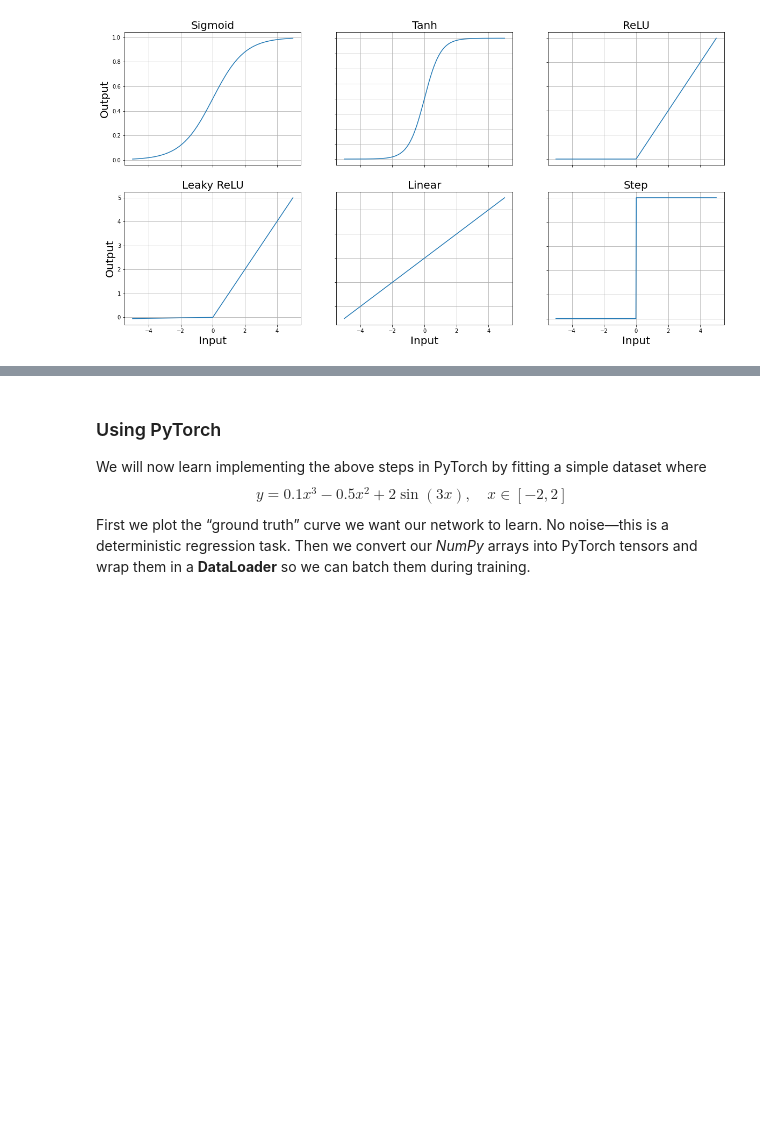
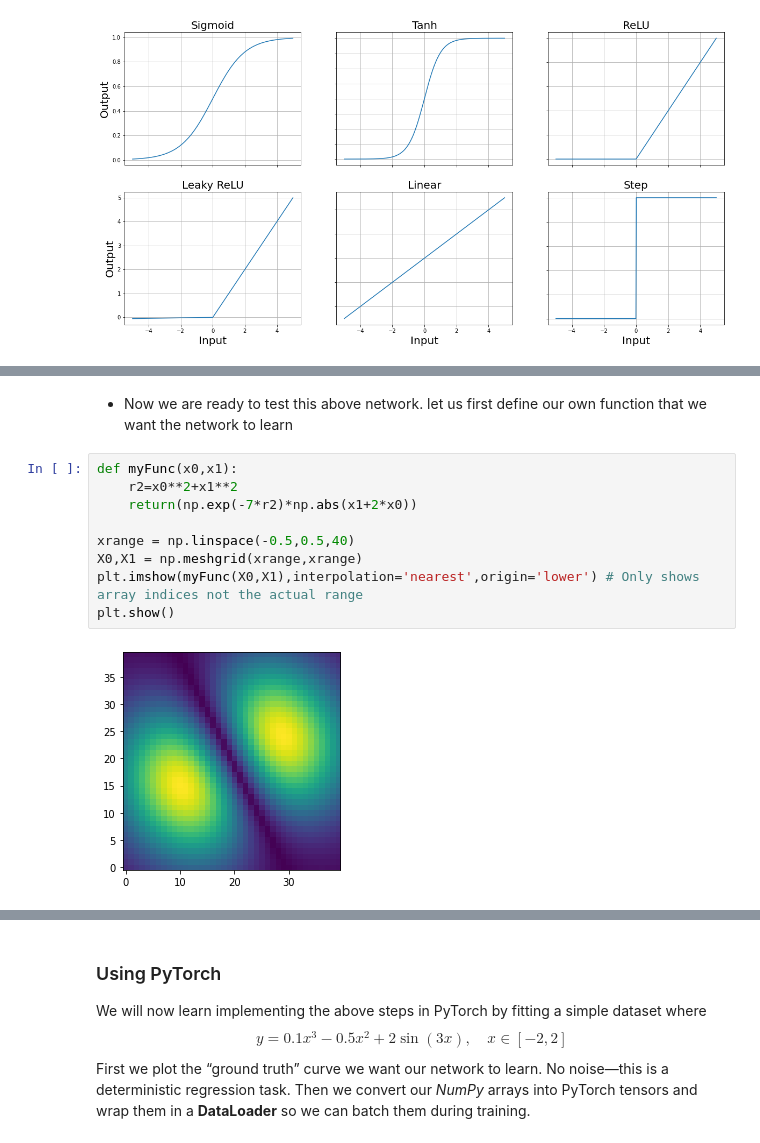
Before and after one commit to chattopadhyayA/ml_pursue2025, a Jupyter notebook: _sources/content/06_NN_basic.ipynb, the cells around one changed output, grey strips where cells are left out. Cells and saved outputs as stored; diff of their text form; blank space fills up the shorter version.

```diff
--- a/_sources/content/06_NN_basic.ipynb
+++ b/_sources/content/06_NN_basic.ipynb
@@ -131,0 +213,13 @@ There are several popular python packages for implementing neural networks like
+# %% [markdown]
+- Now we are ready to test this above network. let us first define our own function that we want the network to learn
+# %%
+def myFunc(x0,x1):
+    r2=x0**2+x1**2
+    return(np.exp(-7*r2)*np.abs(x1+2*x0))
+
+xrange = np.linspace(-0.5,0.5,40)
+X0,X1 = np.meshgrid(xrange,xrange)
+plt.imshow(myFunc(X0,X1),interpolation='nearest',origin='lower') # Only shows array indices not the actual range
+plt.show()
+# %% [output]
+[figure, added]
```
Also changed, not shown: parts of 22 cells of this notebook, 54 other files.
